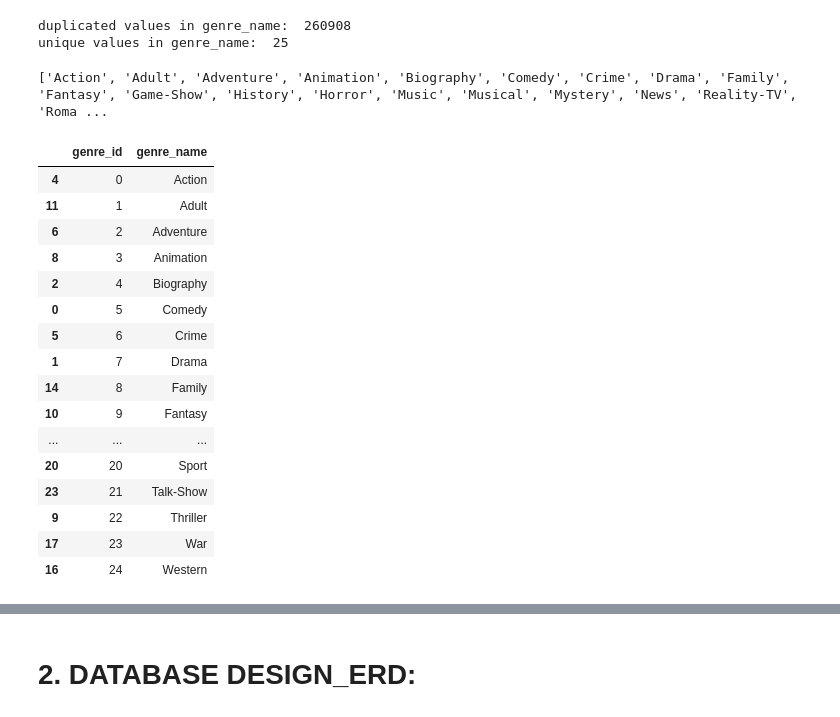
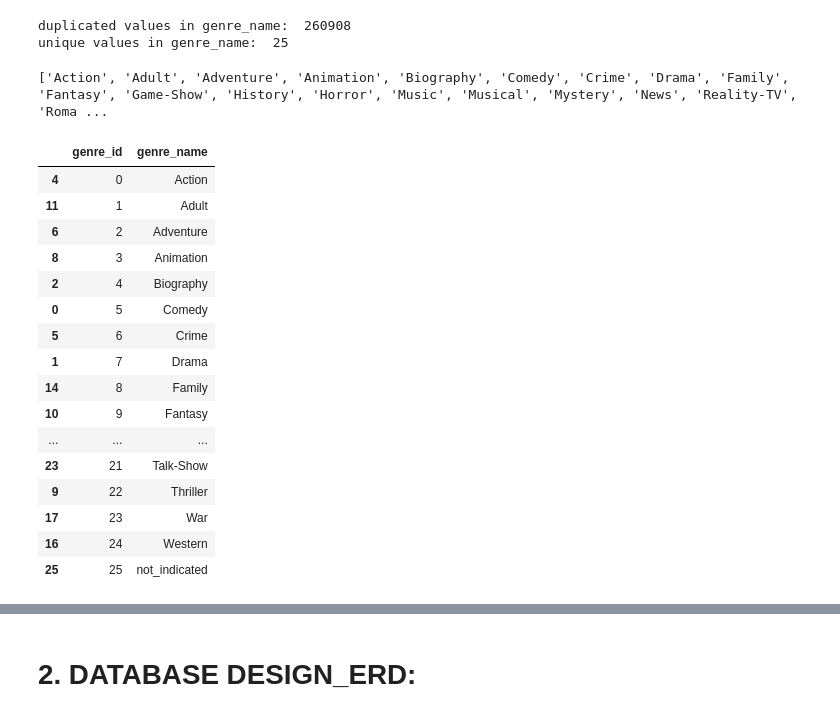
Before and after one commit to Ahmed-Wassel-Angar/movies_project, a Jupyter notebook: DATABASE_Design.ipynb, the cells around one changed output, grey strips where cells are left out. Saved outputs shown, nothing was run; the diff lists cells and outputs as text; code cells hidden in the pictures.

```diff
--- a/DATABASE_Design.ipynb
+++ b/DATABASE_Design.ipynb
@@ -143,9 +197,10 @@ Index(['tconst', 'average_rating', 'number_of_votes'], dtype='object')
 ## **1.2. Create df_genres dataframe:**
 # %%
 # checking genres values
+df_title_basics['genres'] = df_title_basics['genres'].str.strip()
 print(df_title_basics['genres'].value_counts())
 print('*'*15)
-print('numbers values counts:', df_title_basics['genres'].value_counts().count())
+print('numbers of distinct values:', df_title_basics['genres'].value_counts().count())
 # %% [output]
 genres
 Drama                        17085
@@ -207,30 +265,31 @@ print('unique values in genre_name: ',genre_name.nunique())
 duplicated values in genre_name:  260908
 unique values in genre_name:  25
 # %%
+# Label encoding and storing each genre
 from sklearn.preprocessing import LabelEncoder
 le = LabelEncoder()
 le.fit(genre_name)
 print(list(le.classes_))
 genre_id = le.transform(genre_name)
 df_genres = pd.DataFrame({'genre_id':genre_id,'genre_name':genre_name}).reset_index(drop=True)
-df_genres = df_genres.dropna()
+df_genres = df_genres.fillna('not_indicated')
 df_genres.sort_values(by=['genre_id'])
 # %% [output]
 ['Action', 'Adult', 'Adventure', 'Animation', 'Biography', 'Comedy', 'Crime', 'Drama', 'Family', 'Fantasy', 'Game-Show', 'History', 'Horror', 'Music', 'Musical', 'Mystery', 'News', 'Reality-TV', 'Roma ...
 |  | genre_id | genre_name |
 | 4 | 0 | Action |
 | 11 | 1 | Adult |
 | 6 | 2 | Adventure |
 | 8 | 3 | Animation |
 | 2 | 4 | Biography |
 | 0 | 5 | Comedy |
 | 5 | 6 | Crime |
 | 1 | 7 | Drama |
 | 14 | 8 | Family |
 | 10 | 9 | Fantasy |
 | ... | ... | ... |
-| 20 | 20 | Sport |
 | 23 | 21 | Talk-Show |
 | 9 | 22 | Thriller |
 | 17 | 23 | War |
 | 16 | 24 | Western |
+| 25 | 25 | not_indicated |
```
Also changed, not shown: parts of 23 cells of this notebook.
